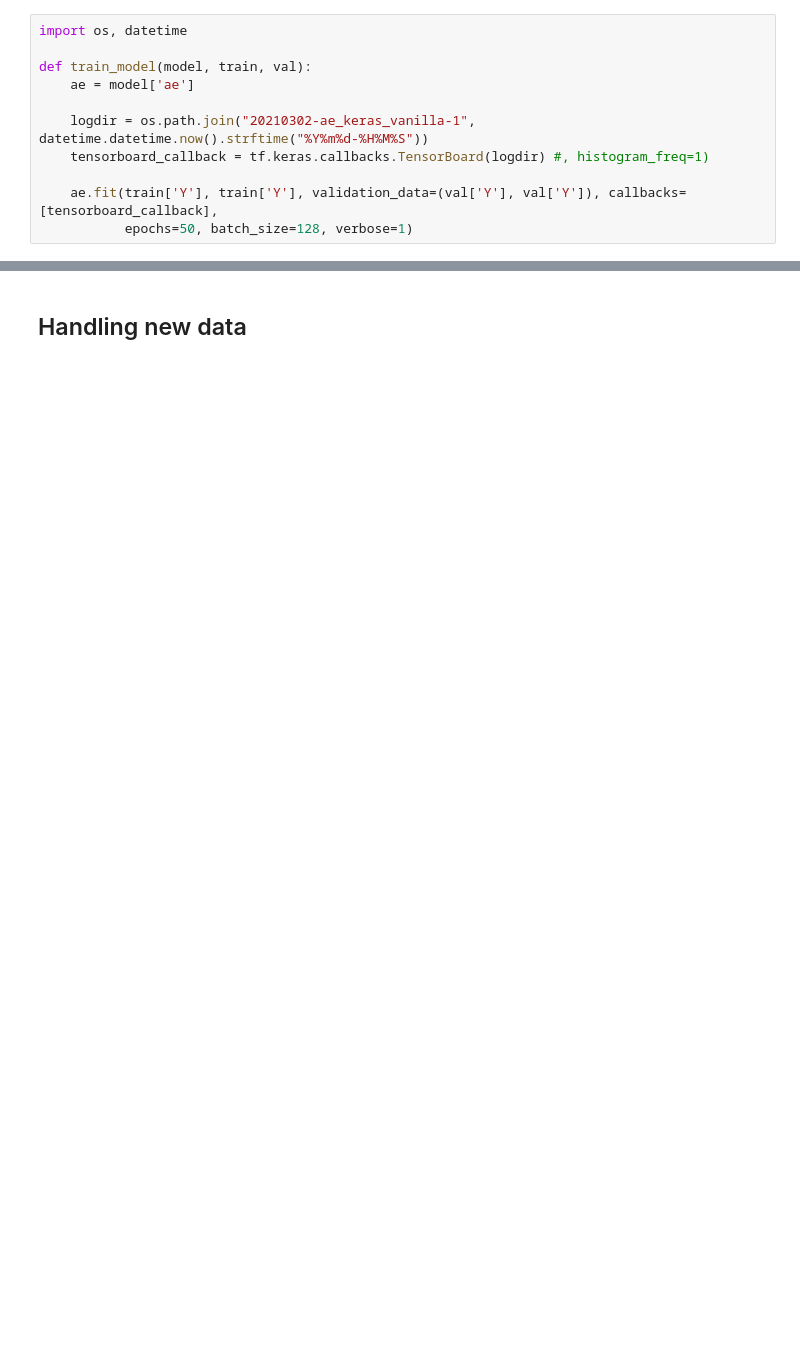
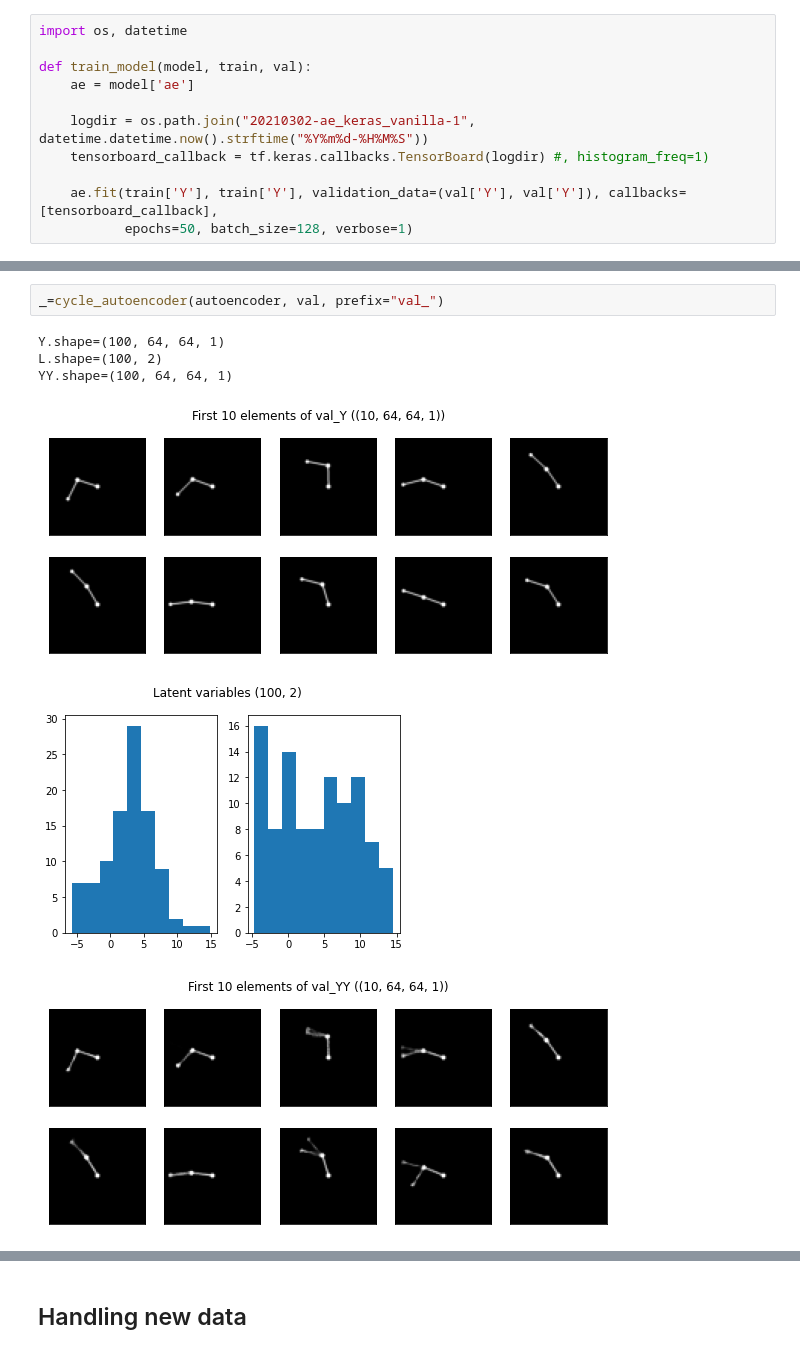
Before and after one commit to abbbe/autoenc, a Jupyter notebook: 20210302-vanilla-ae.ipynb, the cells around one changed output, grey strips where cells are left out. Cells and saved outputs as stored; diff of their text form; blank space fills up the shorter version.

```diff
--- a/20210302-vanilla-ae.ipynb
+++ b/20210302-vanilla-ae.ipynb
@@ -243,0 +243,9 @@ YY.shape=(100, 64, 64, 1)
+# %%
+_=cycle_autoencoder(autoencoder, val, prefix="val_")
+# %% [output]
+Y.shape=(100, 64, 64, 1)
+L.shape=(100, 2)
+YY.shape=(100, 64, 64, 1)
+[figure, added]
+[figure, added]
+[figure, added]
```
Also changed, not shown: parts of 29 cells of this notebook, 3 other files.
